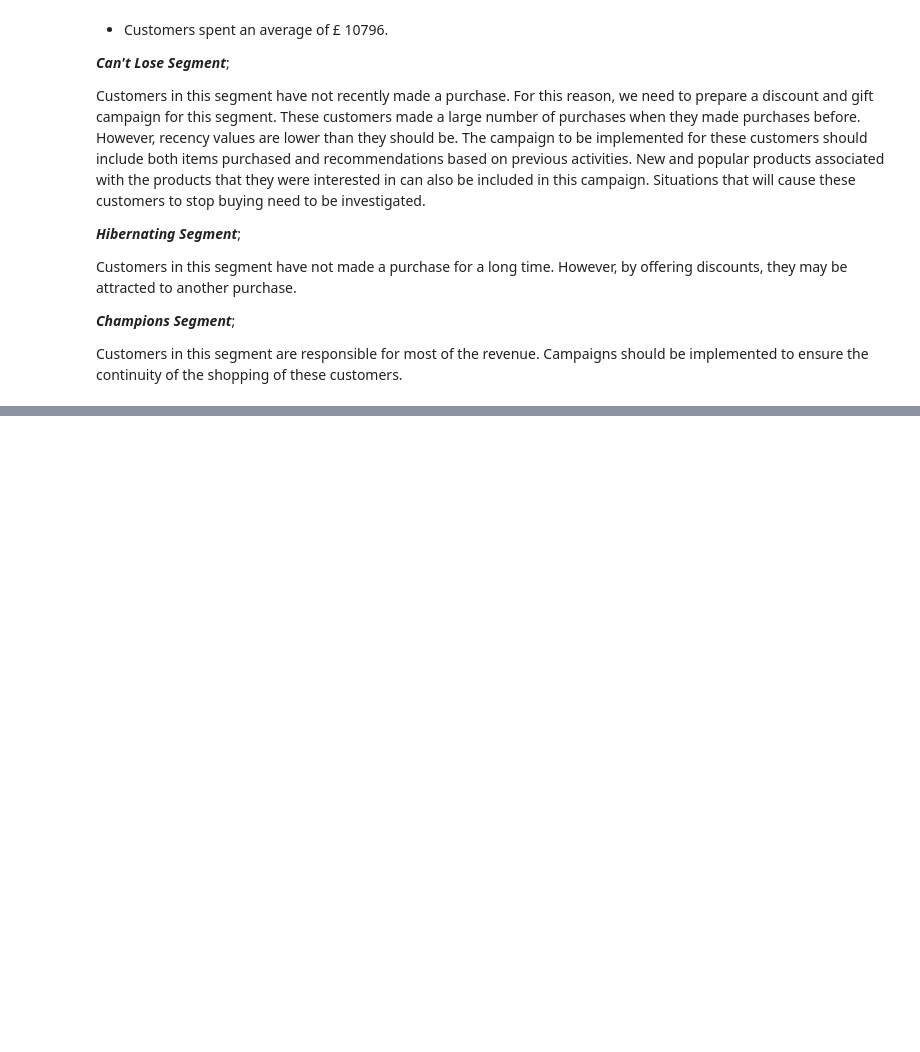
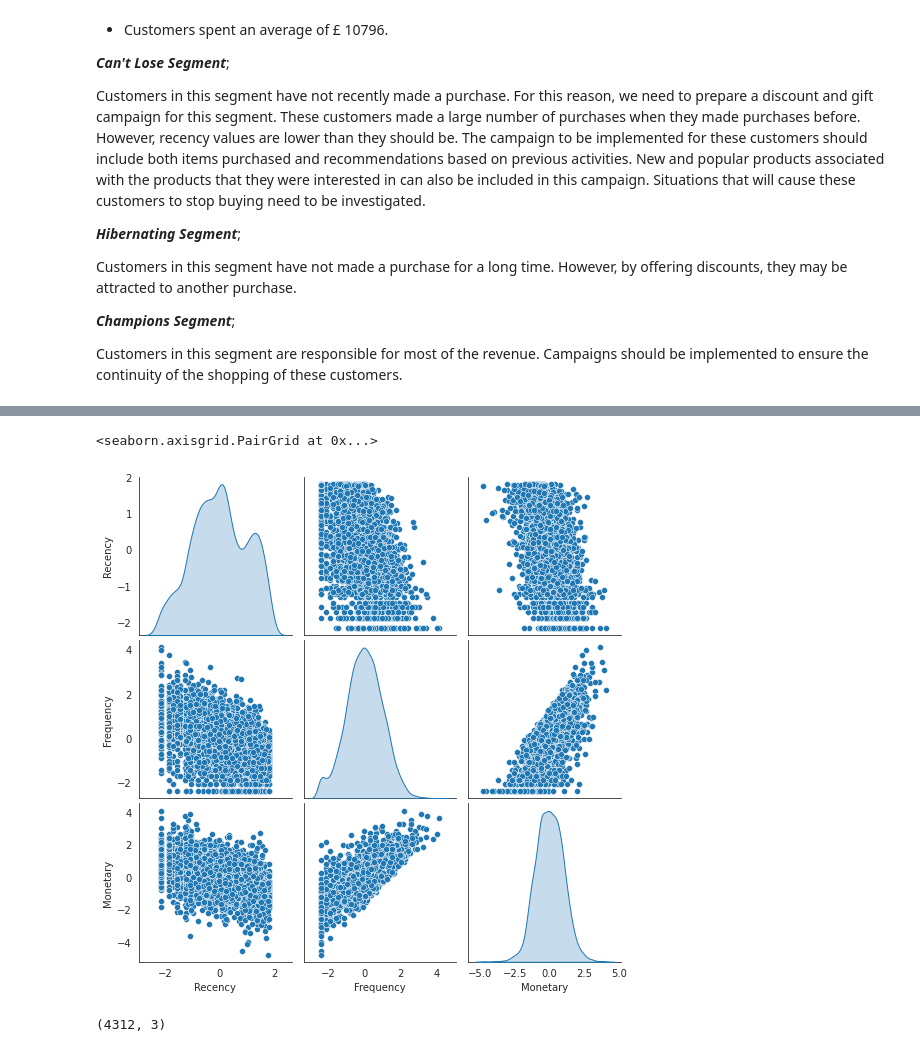
Before and after one commit to TharindaAdhikari/ML_Assignment2_IT19037752_IT19047966_IT19189390, a Jupyter notebook: Customer_Segmentaion.ipynb, the cells around one changed output, grey strips where cells are left out. Saved outputs shown, nothing was run; the diff lists cells and outputs as text; code cells hidden in the pictures; blank space fills up the shorter version.

```diff
--- a/Customer_Segmentaion.ipynb
+++ b/Customer_Segmentaion.ipynb
@@ -747,0 +781,8 @@ Customers in this segment are responsible for most of the revenue. Campaigns sho
+# %%
+features = rfm_data.columns
+# %%
+from sklearn.preprocessing import PowerTransformer
+pt = PowerTransformer()
+rfm_data = pd.DataFrame(pt.fit_transform(rfm_data))
+rfm_data.columns = features
+rfm_data.head()
@@ -747,0 +796,11 @@ Customers in this segment are responsible for most of the revenue. Campaigns sho
+# %%
+sns.pairplot(rfm_data,diag_kind='kde')
+# %% [output]
+<seaborn.axisgrid.PairGrid at 0x...>
+[figure, added]
+# %%
+sc  = StandardScaler()
+X_scaled = sc.fit_transform(rfm_data)
+X_scaled.shape
+# %% [output]
+(4312, 3)
```
Also changed, not shown: parts of 24 cells of this notebook.
